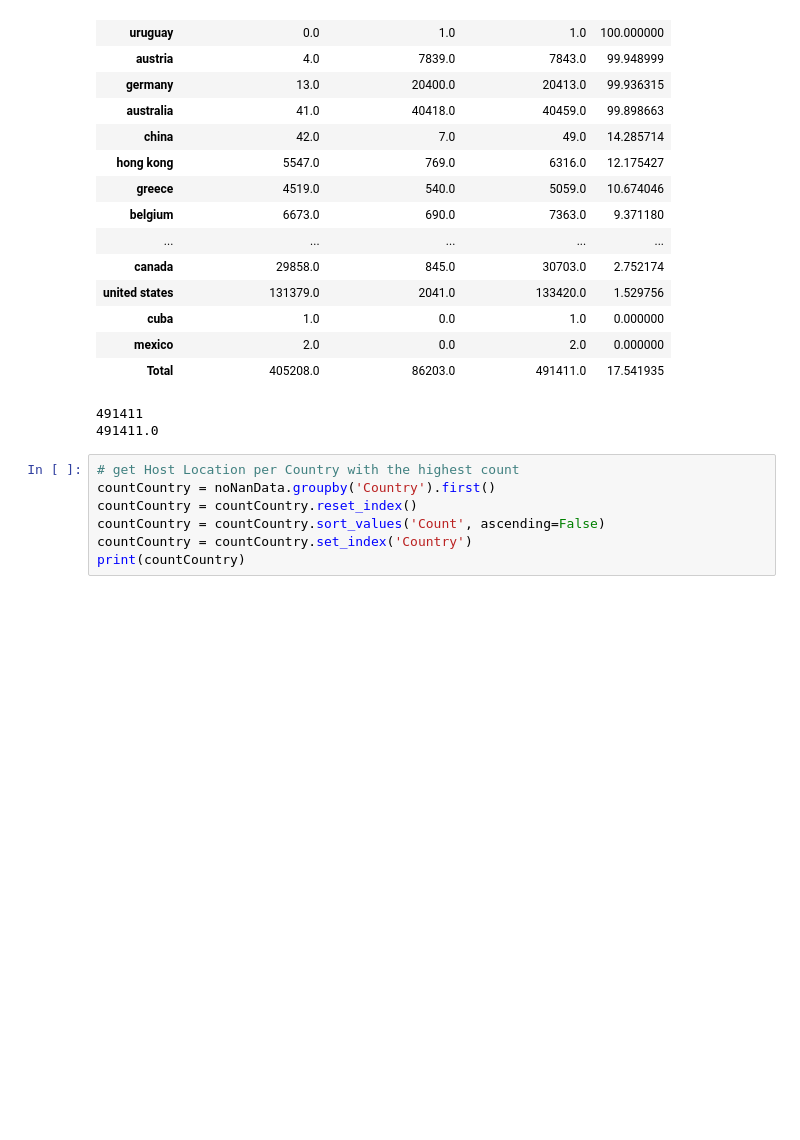
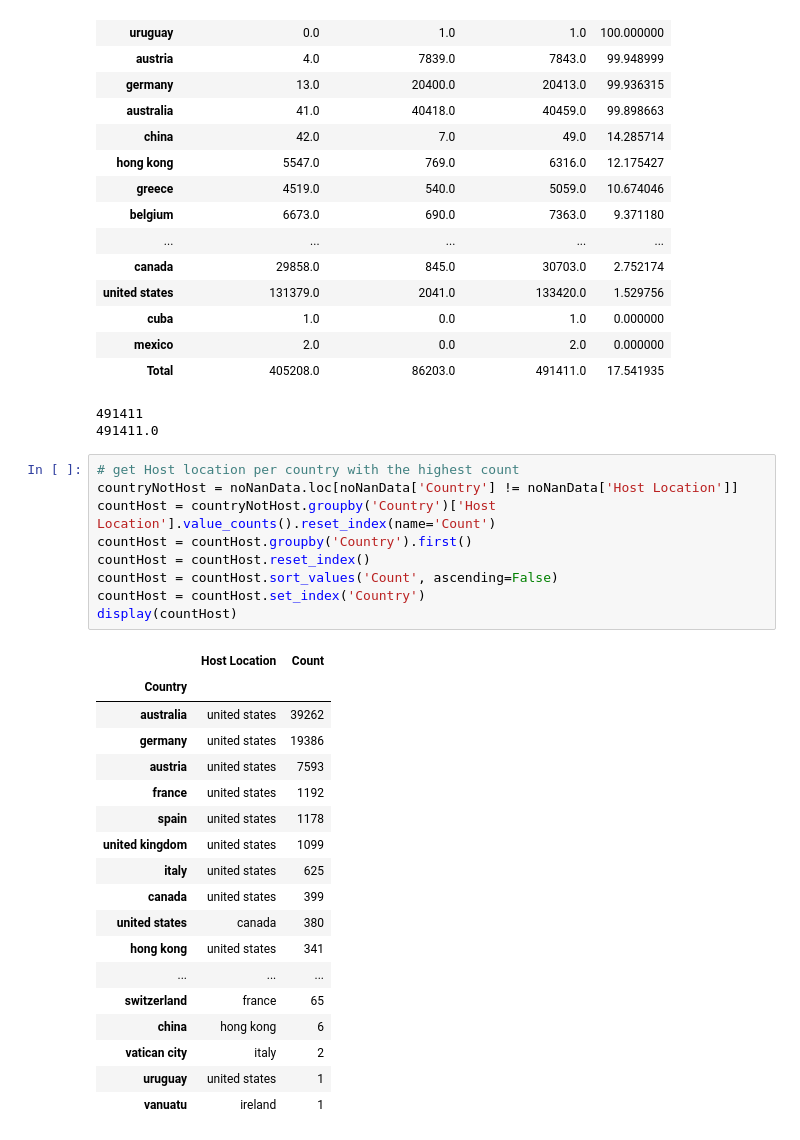
Before and after one commit to ninaschelter/Udacity-Projekt1, a Jupyter notebook: analyse_host_location.ipynb, the cells around one changed output. Drawn from its saved outputs; the diff is of its cells as text; blank space fills up the shorter version.

```diff
--- a/analyse_host_location.ipynb
+++ b/analyse_host_location.ipynb
@@ -226,12 +256,33 @@ print(merged.at['Total', 'count_countryEqualHost'] + merged.at['Total', 'count_c
 491411
 491411.0
 # %%
-# get Host Location per Country with the highest count
-countCountry = noNanData.groupby('Country').first()
-countCountry = countCountry.reset_index()
-countCountry = countCountry.sort_values('Count', ascending=False)
-countCountry = countCountry.set_index('Country')
-print(countCountry)
+# get Host location per country with the highest count
+countryNotHost = noNanData.loc[noNanData['Country'] != noNanData['Host Location']]
+countHost = countryNotHost.groupby('Country')['Host Location'].value_counts().reset_index(name='Count')
+countHost = countHost.groupby('Country').first()
+countHost = countHost.reset_index()
+countHost = countHost.sort_values('Count', ascending=False)
+countHost = countHost.set_index('Country')
+display(countHost)
+# %% [output]
+|  | Host Location | Count |
+| Country |  |  |
+| australia | united states | 39262 |
+| germany | united states | 19386 |
+| austria | united states | 7593 |
+| france | united states | 1192 |
+| spain | united states | 1178 |
+| united kingdom | united states | 1099 |
+| italy | united states | 625 |
+| canada | united states | 399 |
+| united states | canada | 380 |
+| hong kong | united states | 341 |
+| ... | ... | ... |
+| switzerland | france | 65 |
+| china | hong kong | 6 |
+| vatican city | italy | 2 |
+| uruguay | united states | 1 |
+| vanuatu | ireland | 1 |
 # %%
 # Assuming that df is your DataFrame and it has columns 'Country' and 'Host Location'
 hostNotCountry = noNanData.loc[noNanData['Host Location'] != noNanData['Country']]
```
Also changed, not shown: parts of 11 cells of this notebook, 3 other files.
